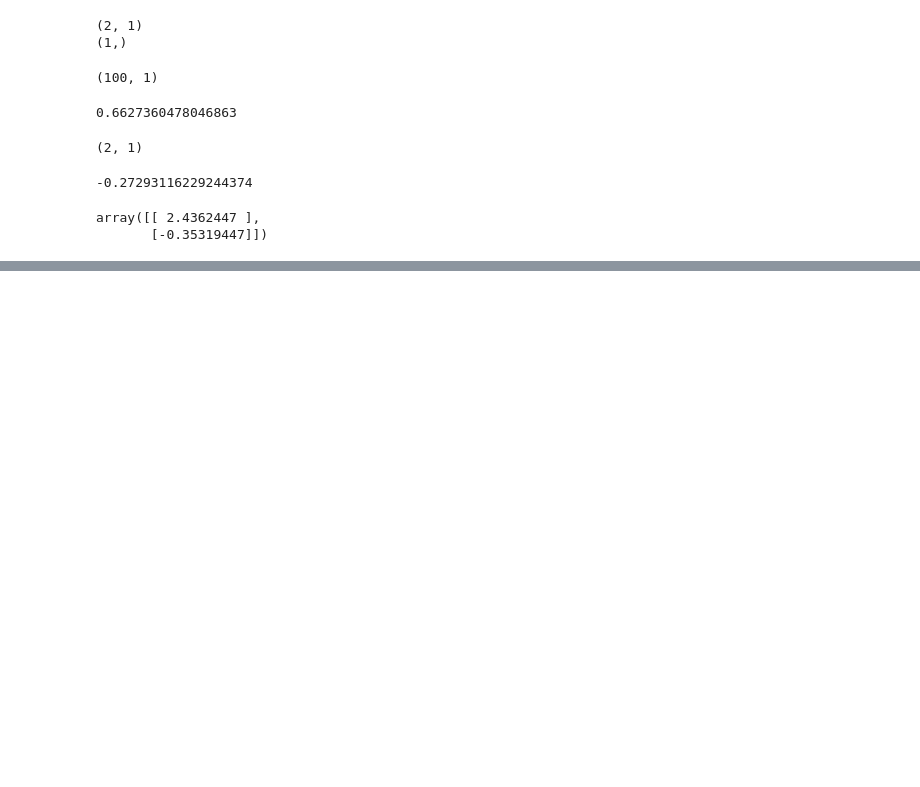
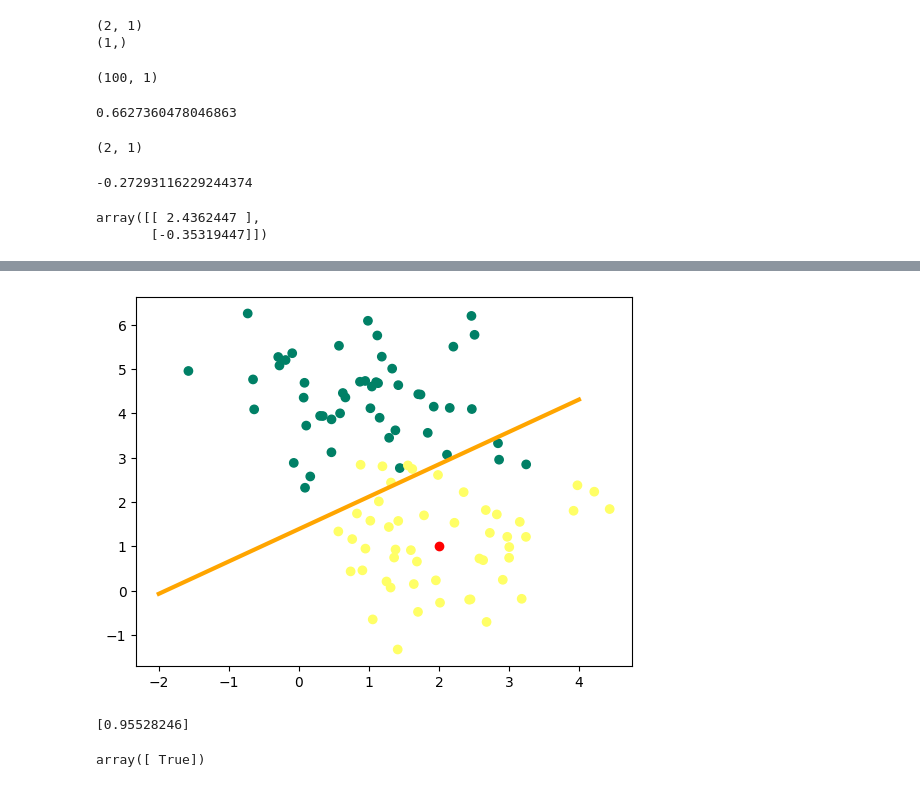
Before and after one commit to jeanpetitt/Deep-Learning-Implementation, a Jupyter notebook: perceptron-simple/perceptron_simple.ipynb, the cells around one changed output, grey strips where cells are left out. Cells and saved outputs as stored; diff of their text form; code cells hidden in the pictures; blank space fills up the shorter version.

```diff
--- a/perceptron-simple/perceptron_simple.ipynb
+++ b/perceptron-simple/perceptron_simple.ipynb
@@ -151,0 +189,36 @@ artificial_neuron(x, y)
+# %%
+# @title Predict the class of the new_data not in our dataset
+new_data = np.array([2, 1])
+
+#  dessinons la frontiere de décision
+"""
+on sait A = 50% signifie qu'il existe un couple (x1, x2) pour lesquels z = 0
+z(x1,x2) = 0
+w1x1 + w2x2 + b = 0
+pour construire cette droite on a:
+X1  | X2
+-2|
+ 08 |
+pour trouver les valeurs de x2 on se sert de l'équation précedente
+x2 = (-w1x1 - b) / w2
+"""
+x0 = np.linspace(-2, 4, 100)
+
+x1 = (-W[0] * x0 - b) / W[1]
+
+plt.scatter(x[:,0], x[:,1], c=y, cmap="summer")
+plt.scatter(new_data[0], new_data[1], c="r")
+plt.plot(x0, x1, c="orange", lw=3)
+plt.show()
+
+predict(new_data, W, b)
+"""
+on constate que grace a cette frontière de décision
+la machine a predit que une perfomance du modèle sur les 100 données
+ce qui veut dire que si la performance est 92% alors 8 données ne s'aurait
+être du bon côté de la frontière de décision
+"""
+# %% [output]
+[figure, added]
+[0.95528246]
+array([ True])
```
Also changed, not shown: parts of 4 cells of this notebook, 1 other file.
